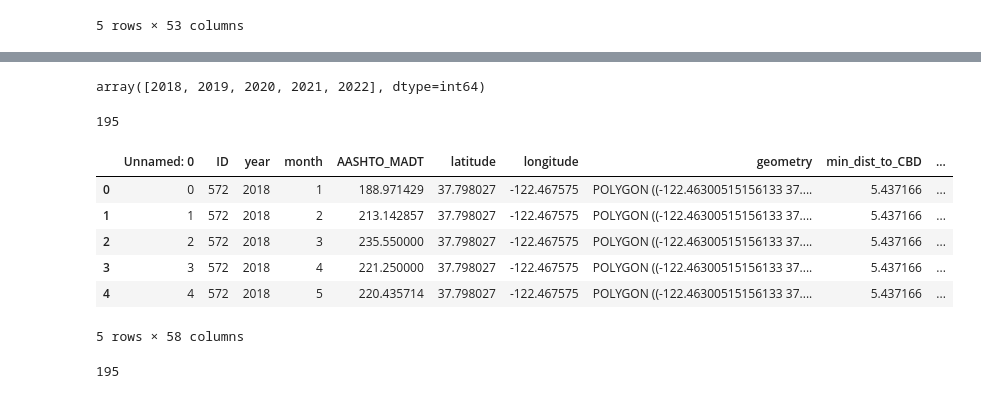
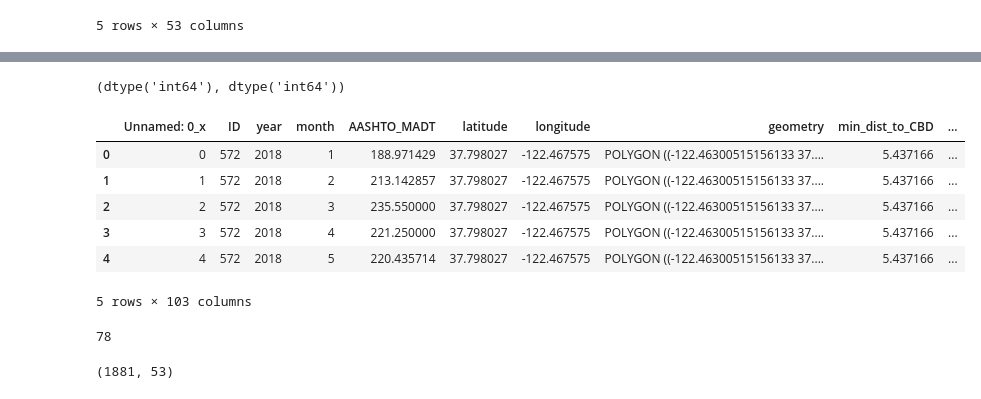
Before and after one commit to mintu07ruet/QC-Article, a Jupyter notebook: Bike_ped_model_data_preparation.ipynb, the cells around one changed output, grey strips where cells are left out. Saved outputs shown, nothing was run; the diff lists cells and outputs as text; code cells hidden in the pictures.

```diff
--- a/Bike_ped_model_data_preparation.ipynb
+++ b/Bike_ped_model_data_preparation.ipynb
@@ -371,5 +398,14 @@ madpt1.head()
 | 4 | 4 | 572 | 2018 | 5 | 220.435714 | 37.798027 | -122.467575 | POLYGON ((-122.46300515156133 37.... | 5.437166 | ... |
 5 rows × 53 columns
 # %%
-madpt1["ID"].nunique()
+# Now add Strava MADBT data
+ped_stv=pd.read_csv('C:/UC Berkeley Project Backup/AT Census/Lindsey _QA/QC Article Analysis/Variables/ped_eco_strava_monthly_matching2018_2022.csv')
+cols=["year","month"]
+ped_stv['date'] = ped_stv[cols].apply(lambda x: '-'.join(x.values.astype(str)), axis="columns")
+ped_stv['date'] = pd.to_datetime(ped_stv['month'], errors='coerce')
+ped_stv['month'] = ped_stv['date'].dt.month
+ped_stv['year'] = ped_stv['date'].dt.year
+ped_stv['days_in_month'] = ped_stv['date'].dt.days_in_month
+ped_stv['Strava_MADT']=ped_stv['stv_total']/stv['days_in_month']
+ped_stv.head()
 # %% [output]
@@ -409,23 +419,26 @@ See the caveats in the documentation: https://pandas.pydata.org/pandas-docs/stab
-# %%
-ped_var['year'].unique()
-# %% [output]
-array([2018, 2019, 2020, 2021, 2022], dtype=int64)
-# %%
-ped_var['ID'].nunique()
-# %% [output]
-195
+# %%
+madpt1['month'].dtypes,ped_stv['month'].dtypes
+# %% [output]
+(dtype('int64'), dtype('int64'))
 # %%
-ped_data2=pd.merge(madpt1, ped_var1, on=["ID",'year','month'], how='inner')
+ped_data2=pd.merge(madpt1, ped_stv, on=["ID",'year','month','latitude','longitude'], how='inner')
 ped_data2.head()
 # %% [output]
-|  | Unnamed: 0 | ID | year | month | AASHTO_MADT | latitude | longitude | geometry | min_dist_to_CBD | ... |
+|  | Unnamed: 0_x | ID | year | month | AASHTO_MADT | latitude | longitude | geometry | min_dist_to_CBD | ... |
 | 0 | 0 | 572 | 2018 | 1 | 188.971429 | 37.798027 | -122.467575 | POLYGON ((-122.46300515156133 37.... | 5.437166 | ... |
 | 1 | 1 | 572 | 2018 | 2 | 213.142857 | 37.798027 | -122.467575 | POLYGON ((-122.46300515156133 37.... | 5.437166 | ... |
 | 2 | 2 | 572 | 2018 | 3 | 235.550000 | 37.798027 | -122.467575 | POLYGON ((-122.46300515156133 37.... | 5.437166 | ... |
 | 3 | 3 | 572 | 2018 | 4 | 221.250000 | 37.798027 | -122.467575 | POLYGON ((-122.46300515156133 37.... | 5.437166 | ... |
 | 4 | 4 | 572 | 2018 | 5 | 220.435714 | 37.798027 | -122.467575 | POLYGON ((-122.46300515156133 37.... | 5.437166 | ... |
-5 rows × 58 columns
+5 rows × 103 columns
 # %%
 ped_data2['ID'].nunique()
 # %% [output]
-195
+78
+# %%
+# rest of ID have zero strava Activities
+common = madpt1.merge(ped_stv,on=["ID",'year','month','latitude','longitude'])
+zero_stvp=madpt1[(~madpt1.ID.isin(common.ID))&(~madpt1.ID.isin(common.ID))]
+zero_stvp.shape
+# %% [output]
+(1881, 53)
```
Also changed, not shown: parts of 31 cells of this notebook, 8 other files.
